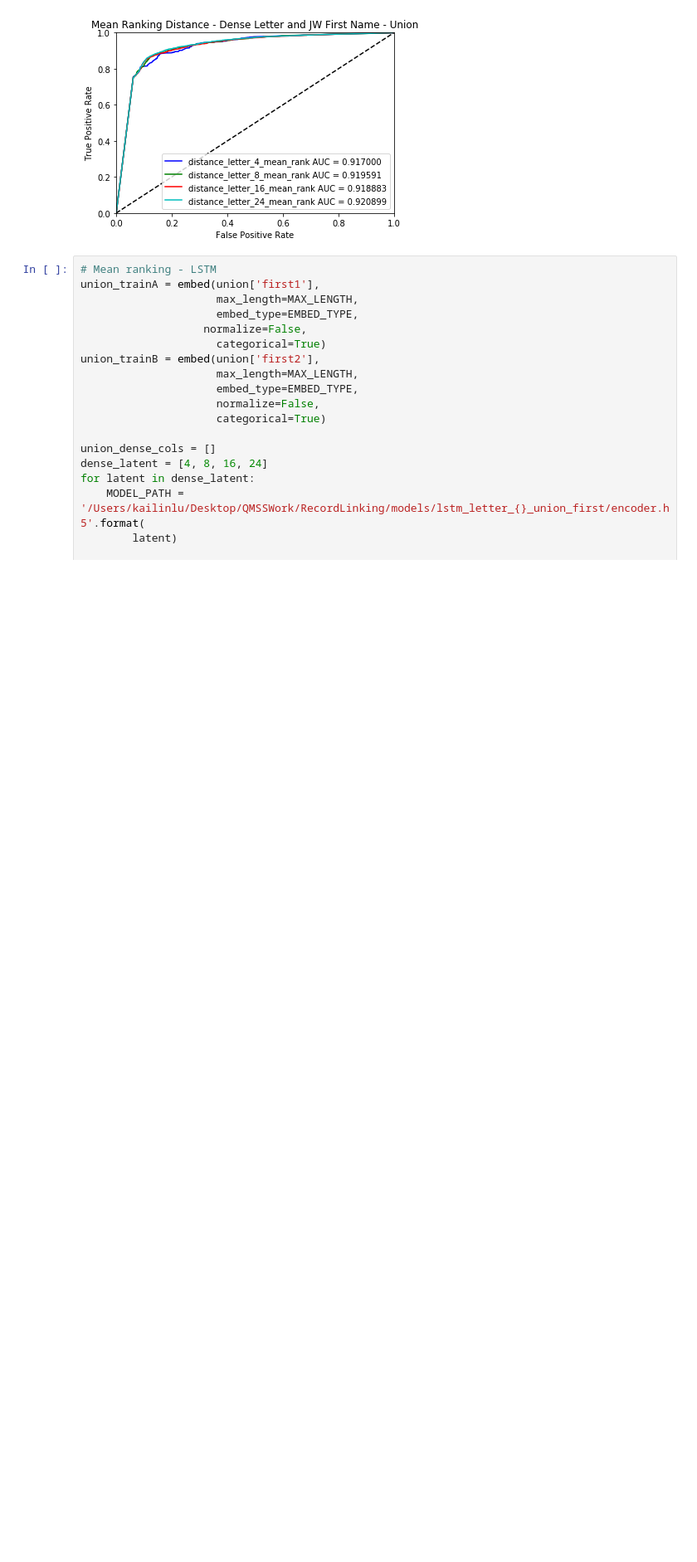
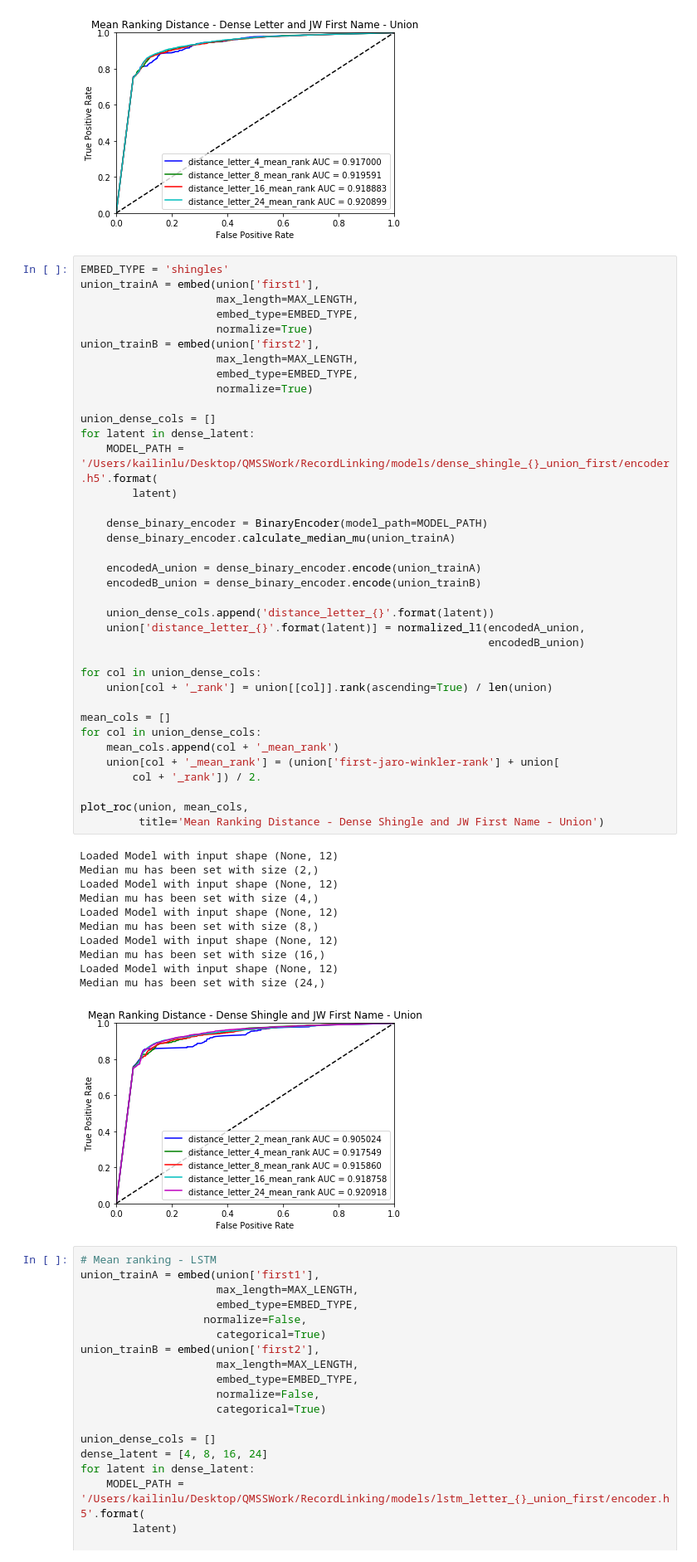
Before and after one commit to kailin-lu/recordlinker, a Jupyter notebook: notebooks/AccuracyComparison.ipynb, the cells around one changed output. Shown: that part at 83% size. Drawn from its saved outputs; the diff is of its cells as text; blank space fills up the shorter version.

```diff
--- a/notebooks/AccuracyComparison.ipynb
+++ b/notebooks/AccuracyComparison.ipynb
@@ -637,6 +678,55 @@ Median mu has been set with size (16,)
 Loaded Model with input shape (None, 12)
 Median mu has been set with size (24,)
 [figure]
+# %%
+EMBED_TYPE = 'shingles'
+union_trainA = embed(union['first1'],
+                     max_length=MAX_LENGTH,
+                     embed_type=EMBED_TYPE,
+                     normalize=True)
+union_trainB = embed(union['first2'],
+                     max_length=MAX_LENGTH,
+                     embed_type=EMBED_TYPE,
+                     normalize=True)
+
+union_dense_cols = []
+for latent in dense_latent:
+    MODEL_PATH = '/Users/kailinlu/Desktop/QMSSWork/RecordLinking/models/dense_shingle_{}_union_first/encoder.h5'.format(
+        latent)
+
+    dense_binary_encoder = BinaryEncoder(model_path=MODEL_PATH)
+    dense_binary_encoder.calculate_median_mu(union_trainA)
+
+    encodedA_union = dense_binary_encoder.encode(union_trainA)
+    encodedB_union = dense_binary_encoder.encode(union_trainB)
+
+    union_dense_cols.append('distance_letter_{}'.format(latent))
+    union['distance_letter_{}'.format(latent)] = normalized_l1(encodedA_union,
+                                                               encodedB_union)
+
+for col in union_dense_cols:
+    union[col + '_rank'] = union[[col]].rank(ascending=True) / len(union)
+
+mean_cols = []
+for col in union_dense_cols:
+    mean_cols.append(col + '_mean_rank')
+    union[col + '_mean_rank'] = (union['first-jaro-winkler-rank'] + union[
+        col + '_rank']) / 2.
+
+plot_roc(union, mean_cols,
+         title='Mean Ranking Distance - Dense Shingle and JW First Name - Union')
+# %% [output]
+Loaded Model with input shape (None, 12)
+Median mu has been set with size (2,)
+Loaded Model with input shape (None, 12)
+Median mu has been set with size (4,)
+Loaded Model with input shape (None, 12)
+Median mu has been set with size (8,)
+Loaded Model with input shape (None, 12)
+Median mu has been set with size (16,)
+Loaded Model with input shape (None, 12)
+Median mu has been set with size (24,)
+[figure, added]
 # %%
 # Mean ranking - LSTM
 union_trainA = embed(union['first1'],
```
Also changed, not shown: parts of 1 cell of this notebook, 5 other files.
